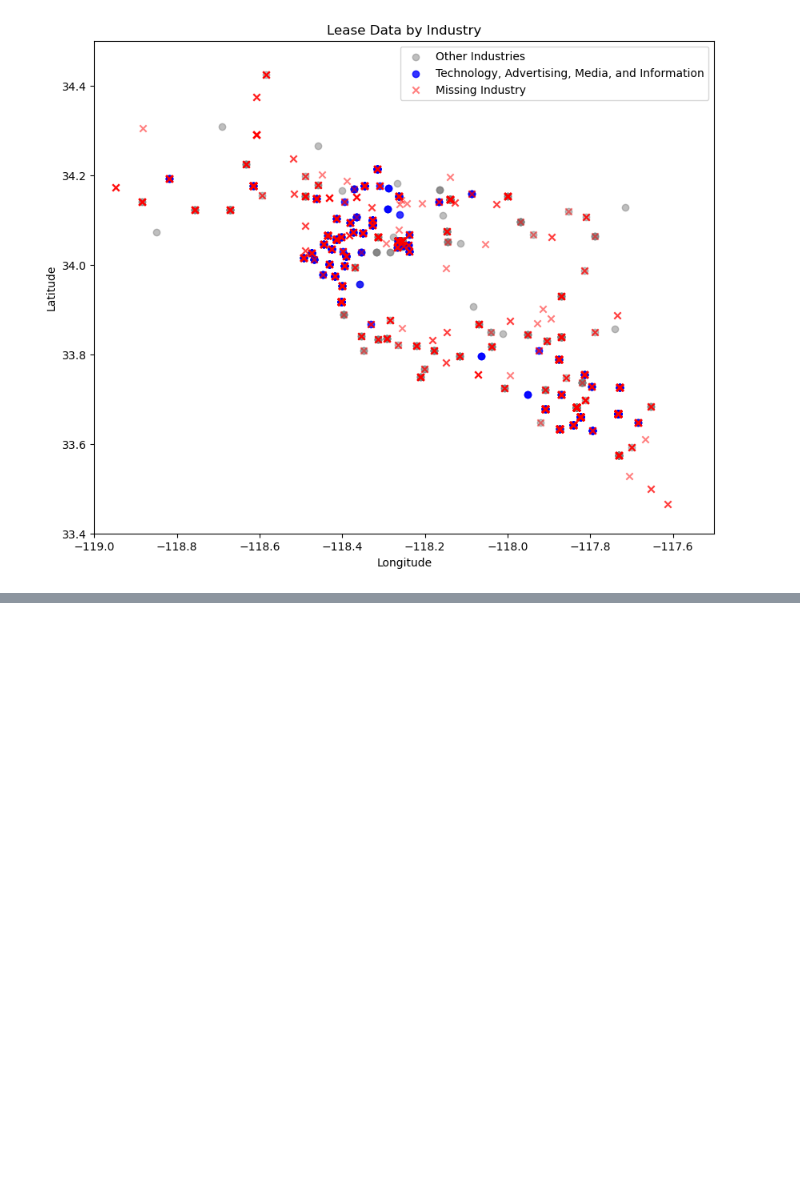
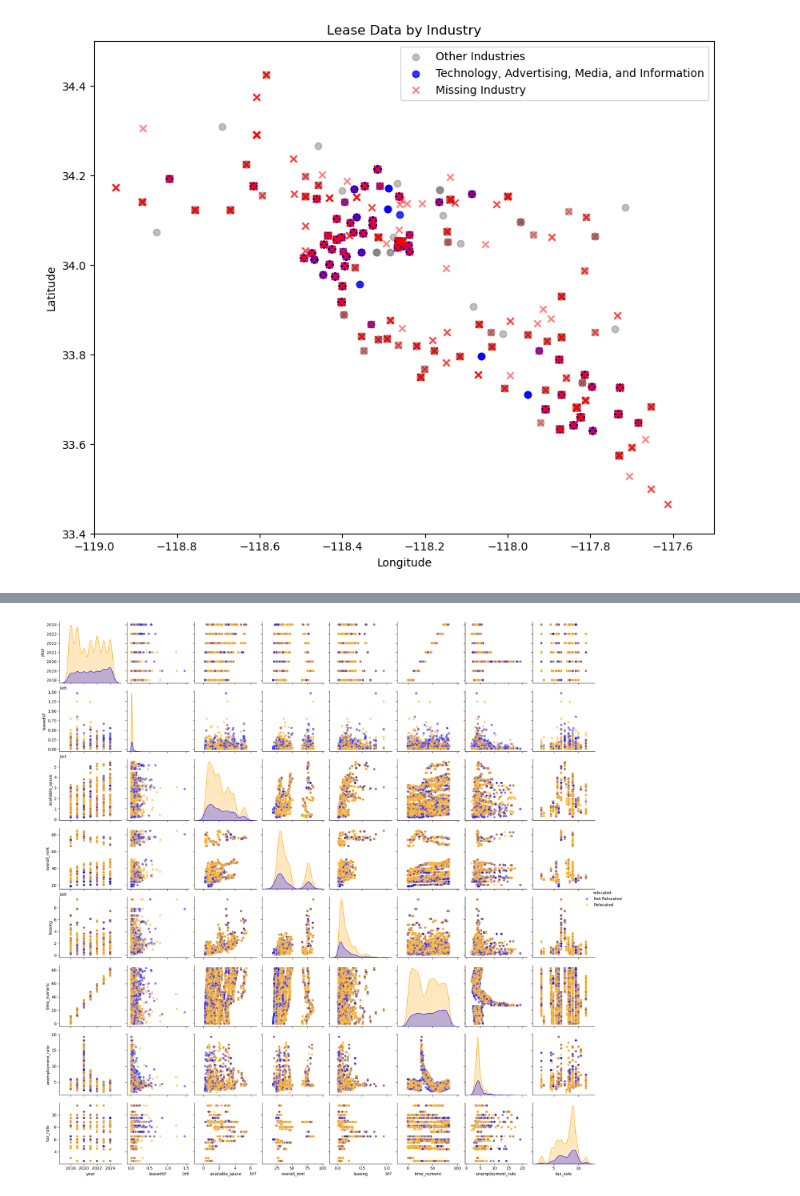
Before and after one commit to GlenFilson/ASADatafest25, a Jupyter notebook: Notebooks/glen.ipynb, the cells around one changed output, grey strips where cells are left out. Drawn from its saved outputs; the diff is of its cells as text; code cells hidden in the pictures; blank space fills up the shorter version.

```diff
--- a/Notebooks/glen.ipynb
+++ b/Notebooks/glen.ipynb
@@ -308,0 +603,17 @@ See the caveats in the documentation: https://pandas.pydata.org/pandas-docs/stab
+# %%
+#Group transaction types to see if clients 'stayed' or 'relocated'
+relocated = {
+    'Expansion' : 0,
+    'New' : 1,
+    'Relocation' : 1,
+    'Renewal' : 0,
+    'Restructure' : 0,
+    'Extension' : 0,
+    'TBD' : 0,
+    'Renewal and Expansion' : 0,
+    'Sale - Leaseback' : 0,
+    'nan' : 0
+}
+
+focused_lease['relocated'] = focused_lease['transaction_type'].map(relocated)
+focused_lease.head()
@@ -308,0 +655,43 @@ See the caveats in the documentation: https://pandas.pydata.org/pandas-docs/stab
+# %%
+import seaborn as sns
+import pandas as pd
+import matplotlib.pyplot as plt
+
+# Assuming you have the numeric_columns as already identified
+include_columns = [
+    'year',  # Useful for trend analysis over time
+    'leasedSF',  # Square footage leased - key metric in real estate
+    #'RBA',  # Rentable Building Area
+    'available_space',  # Available space for lease
+    #'availability_proportion',  # Proportion of available space
+    #'internal_class_rent',  # Internal rent for specific classes
+    'overall_rent',  # Overall rent for the space
+    'leasing',  # Leasing activity, representing contracts
+    'time_numeric',  # Converted time (numeric) for trend analysis
+    'unemployment_rate',  # External economic indicator
+    #'lat',  # Latitude for geospatial analysis
+    #'lng',  # Longitude for geospatial analysis
+    'relocated',  # Binary indicator for relocation
+    'tax_rate'
+]
+
+# Downsample data for better performance (if necessary)
+focused_sample = focused_lease.sample(n=10000, random_state=42)[include_columns]
+
+# Create a pairplot with hue set to 'relocated'
+pairplot = sns.pairplot(
+    focused_sample,
+    hue='relocated',
+    palette={0: 'blue', 1: 'orange'},  # Custom colors for relocated status
+    diag_kind='kde',  # Use KDE plots on the diagonal
+    plot_kws={'alpha': 0.5}  # Transparency for scatterplots
+)
+
+# Customize the legend labels to make them more meaningful
+for text, label in zip(pairplot._legend.texts, ['Not Relocated', 'Relocated']):
+    text.set_text(label)
+
+# Show the plot with the updated legend
+plt.show()
+# %% [output]
+[figure, added]
```
Also changed, not shown: parts of 27 cells of this notebook, 13 other files.
